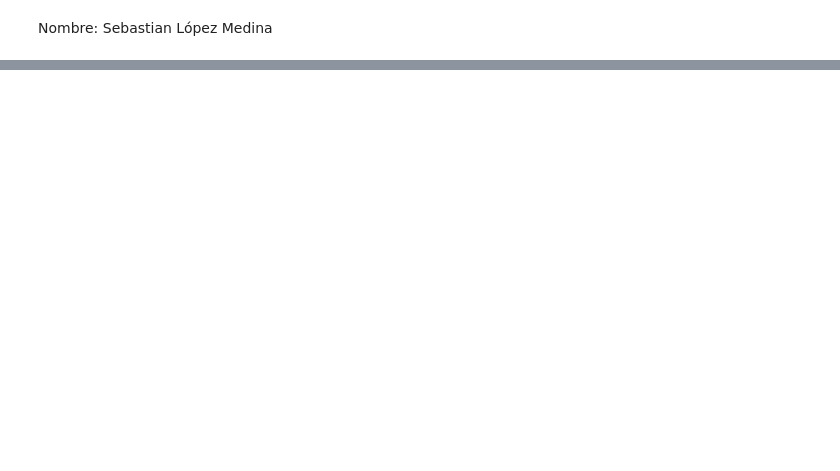
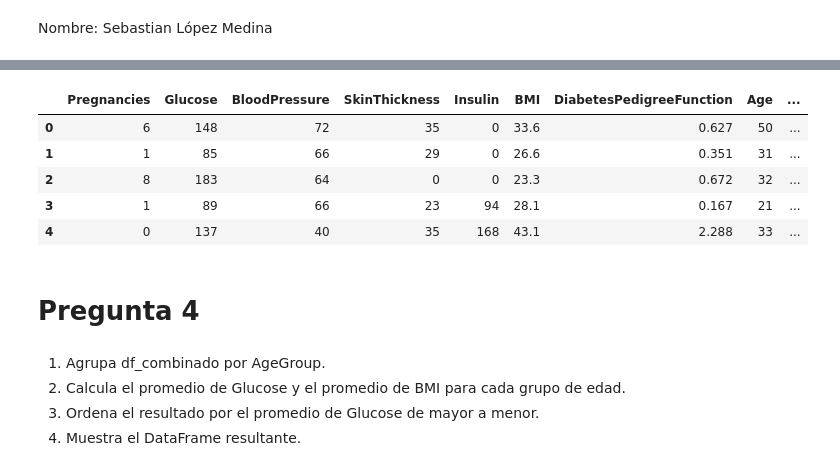
Before and after one commit to s110/Programacion_101, a Jupyter notebook: Examen_4_Pandas.ipynb, the cells around one changed output, grey strips where cells are left out. Saved outputs shown, nothing was run; the diff lists cells and outputs as text; code cells hidden in the pictures; blank space fills up the shorter version.

```diff
--- a/Examen_4_Pandas.ipynb
+++ b/Examen_4_Pandas.ipynb
@@ -8,7 +24,10 @@ Nombre: Sebastian López Medina
 import kagglehub
 import shutil
 import os
+import pandas as pd
+import numpy as np
 
+link_age_groups_github='https://raw.githubusercontent.com/s110/Programacion_101/refs/heads/main/01_Introduccion_a_Python/age_groups.csv'
 
 custom_path = "/content/examen_4"
 
@@ -18,9 +37,11 @@ cache_path = kagglehub.dataset_download("uciml/pima-indians-diabetes-database",f
 if not os.path.exists(custom_path):
     os.makedirs(custom_path)
 
-shutil.move(cache_path, custom_path)
-
-print("Archivos del dataset movidos a:", custom_path)
+if not os.path.exists(custom_path + "/1"):
+    shutil.move(cache_path, custom_path)
+    print("Archivos movidos a:", custom_path)
+else:
+    print("Los archivos ya están en el directorio:", custom_path)
 # %% [output]
 Downloading from https://www.kaggle.com/api/v1/datasets/download/uciml/pima-indians-diabetes-database?dataset_version_number=1...
 Extracting files...
@@ -27,0 +155,19 @@ Archivos del dataset movidos a: /content/examen_4
+# %%
+#Se usa merge con la opcion how en left para hacer un left join
+df_age_groups = pd.read_csv(link_age_groups_github)
+df_combinado=df_diabetes.merge(df_age_groups,on='Age',how='left')
+df_combinado.head()
+# %% [output]
+|  | Pregnancies | Glucose | BloodPressure | SkinThickness | Insulin | BMI | DiabetesPedigreeFunction | Age | ... |
+| 0 | 6 | 148 | 72 | 35 | 0 | 33.6 | 0.627 | 50 | ... |
+| 1 | 1 | 85 | 66 | 29 | 0 | 26.6 | 0.351 | 31 | ... |
+| 2 | 8 | 183 | 64 | 0 | 0 | 23.3 | 0.672 | 32 | ... |
+| 3 | 1 | 89 | 66 | 23 | 94 | 28.1 | 0.167 | 21 | ... |
+| 4 | 0 | 137 | 40 | 35 | 168 | 43.1 | 2.288 | 33 | ... |
+# %% [markdown]
+# Pregunta 4
+# %% [markdown]
+1. Agrupa df_combinado por AgeGroup.
+2. Calcula el promedio de Glucose y el promedio de BMI para cada grupo de edad.
+3. Ordena el resultado por el promedio de Glucose de mayor a menor.
+4. Muestra el DataFrame resultante.
```
Also changed, not shown: parts of 21 cells of this notebook.
